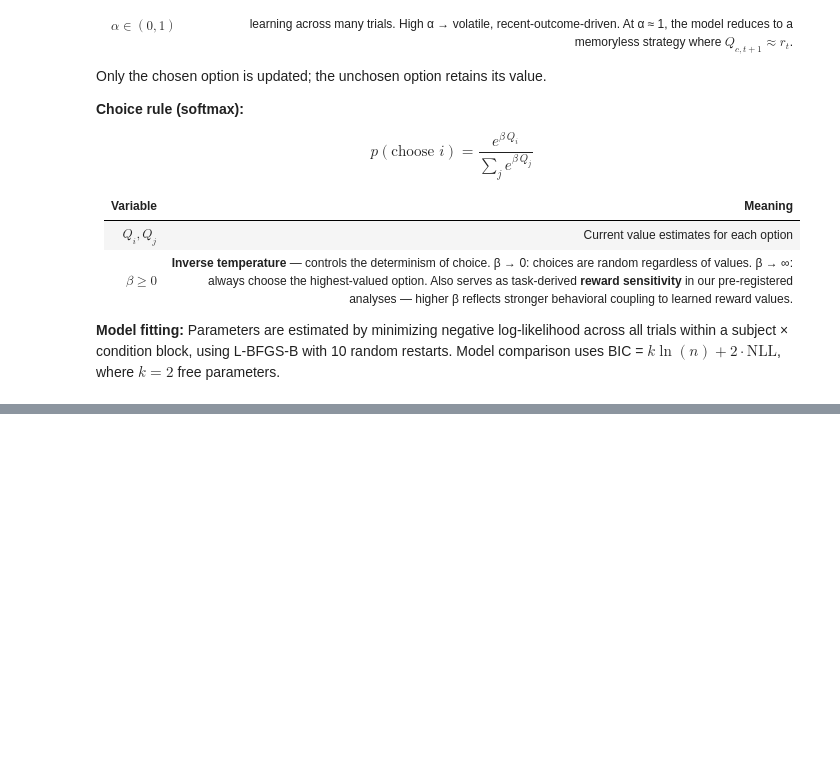
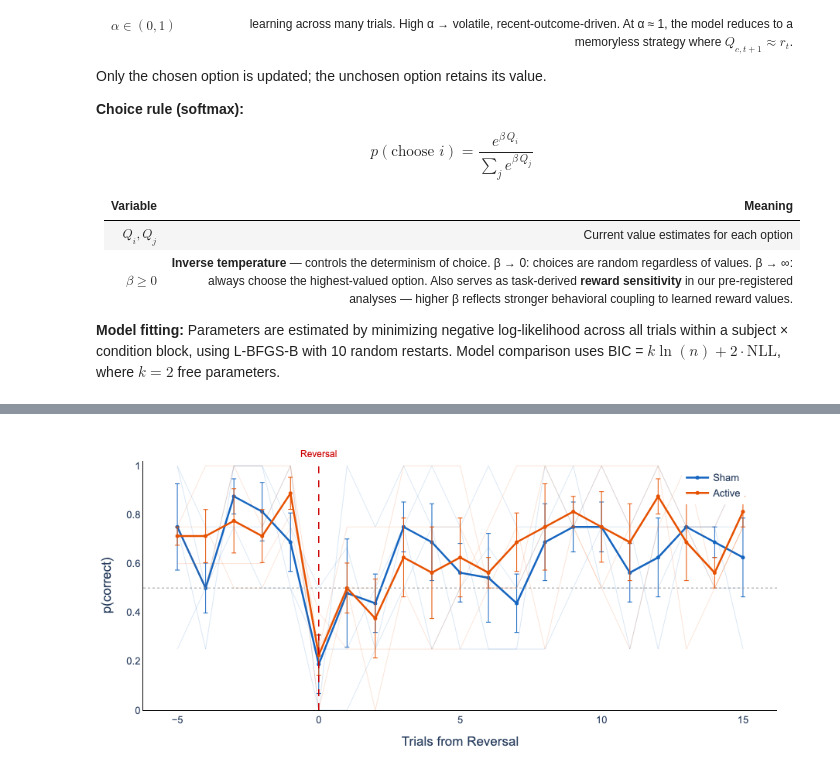
Before and after one commit to DVS-Lab/tacs_bandit, a Jupyter notebook: code/tacs_bandit_analyses.ipynb, the cells around one changed output, grey strips where cells are left out. Saved outputs shown, nothing was run; the diff lists cells and outputs as text; code cells hidden in the pictures; blank space fills up the shorter version.

```diff
--- a/code/tacs_bandit_analyses.ipynb
+++ b/code/tacs_bandit_analyses.ipynb
@@ -690,0 +870,94 @@ $$p(\text{choose } i) = \frac{e^{\beta \, Q_i}}{\sum_j e^{\beta \, Q_j}}$$
+# %%
+# =============================================================================
+# 6b. Reversal-Locked Accuracy Curves
+# =============================================================================
+
+import plotly.graph_objects as go
+from plotly.subplots import make_subplots
+import matplotlib.colors as mcolors
+
+window_pre, window_post = 5, 15
+
+# ---- Compute p(correct) by trial_from_rev, subject, condition ----
+rev_data = data[data['in_rev_window'] & data['choice'].notna()].copy()
+
+# Accuracy at each position, per subject × condition
+rev_acc = (rev_data
+    .groupby(['subject_id', 'condition', 'trial_from_rev'])['correct']
+    .mean()
+    .reset_index()
+    .rename(columns={'correct': 'p_correct'})
+)
+
+# ---- Plot: active vs sham (primary comparison) ----
+plot_conditions = ['sham', 'active']
+colors = {'sham': '#1565C0', 'active': '#E65100'}
+
+age_cmap = mcolors.LinearSegmentedColormap.from_list('blue_gold', ['#1565C0', '#FFB300'])
+age_min, age_max = 20, 80
+age_lookup = data.groupby('subject_id')['age'].first().to_dict()
+
+def age_to_rgb(age):
+    norm = np.clip((age - age_min) / (age_max - age_min), 0, 1)
+    rgba = age_cmap(norm)
+    return f'rgb({int(rgba[0]*255)},{int(rgba[1]*255)},{int(rgba[2]*255)})'
+
+fig = go.Figure()
+
+for cond in plot_conditions:
+    cond_data = rev_acc[rev_acc['condition'] == cond]
+
+    # Individual subject lines (faint)
+    for sub_id in cond_data['subject_id'].unique():
+        sub_data = cond_data[cond_data['subject_id'] == sub_id].sort_values('trial_from_rev')
+        fig.add_trace(go.Scatter(
+            x=sub_data['trial_from_rev'], y=sub_data['p_correct'],
+            mode='lines',
+            line=dict(color=colors[cond], width=0.8),
+            opacity=0.2,
+            text=f'sub-{sub_id} ({cond})',
+            hoverinfo='text+y',
+            showlegend=False,
+        ))
+
+    # Group mean (bold)
+    group_mean = cond_data.groupby('trial_from_rev')['p_correct'].agg(['mean', 'sem']).reset_index()
+    fig.add_trace(go.Scatter(
+        x=group_mean['trial_from_rev'], y=group_mean['mean'],
+        mode='lines+markers',
+        line=dict(color=colors[cond], width=2.5),
+        marker=dict(size=5, color=colors[cond]),
+        name=cond.capitalize(),
+        error_y=dict(type='data', array=group_mean['sem'], visible=True,
+                     color=colors[cond], thickness=1, width=3),
+        hovertemplate='Trial %{x}: %{y:.3f}<extra>' + cond.capitalize() + '</extra>',
+    ))
+
+# Reversal point marker
+fig.add_vline(x=0, line=dict(color='#CC0000', width=1.5, dash='dash'),
+              annotation_text='Reversal', annotation_position='top',
+              annotation_font=dict(size=12, color='#CC0000'))
+
+# Chance line
+fig.add_hline(y=0.5, line=dict(color='#999999', width=1, dash='dot'))
+
+fig.update_layout(
+    height=420, width=750,
+    template='plotly_white',
+    margin=dict(l=60, r=40, t=40, b=50),
+    font=dict(family='Arial', size=14),
+    legend=dict(x=0.85, y=0.98, font=dict(size=13)),
+    xaxis_title='Trials from Reversal',
+    yaxis_title='p(correct)',
+    yaxis_range=[0, 1.02],
+)
+fig.update_xaxes(showgrid=False, zeroline=False,
+                 showline=True, linewidth=1, linecolor='black',
+                 tickfont=dict(size=13))
+fig.update_yaxes(showgrid=False,
+                 showline=True, linewidth=1, linecolor='black',
+                 tickfont=dict(size=13))
+
+fig.show(config=dict(toImageButtonOptions=dict(filename='reversal_locked_accuracy')))
+# %% [output]
+[figure, added]
```
Also changed, not shown: parts of 8 cells of this notebook.
